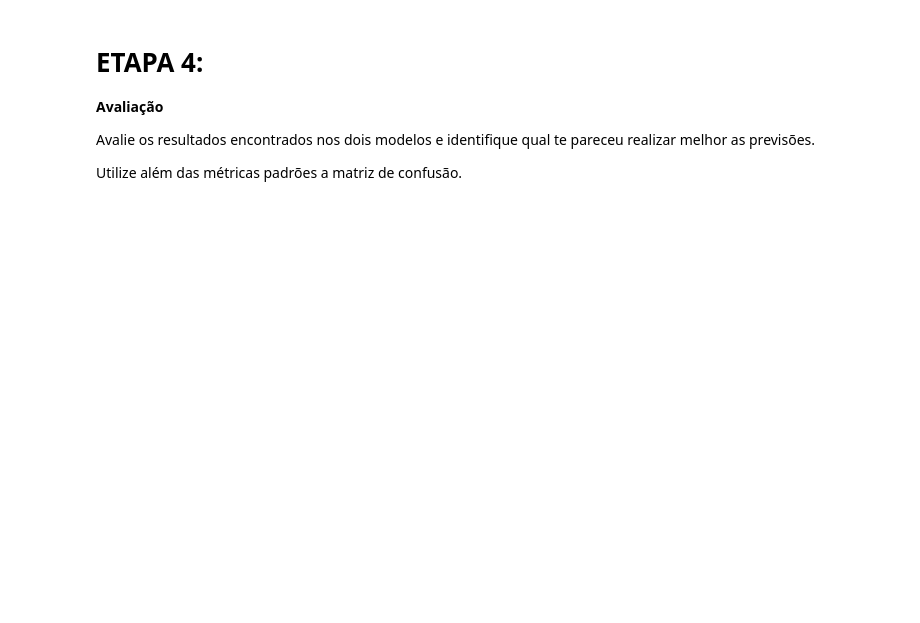
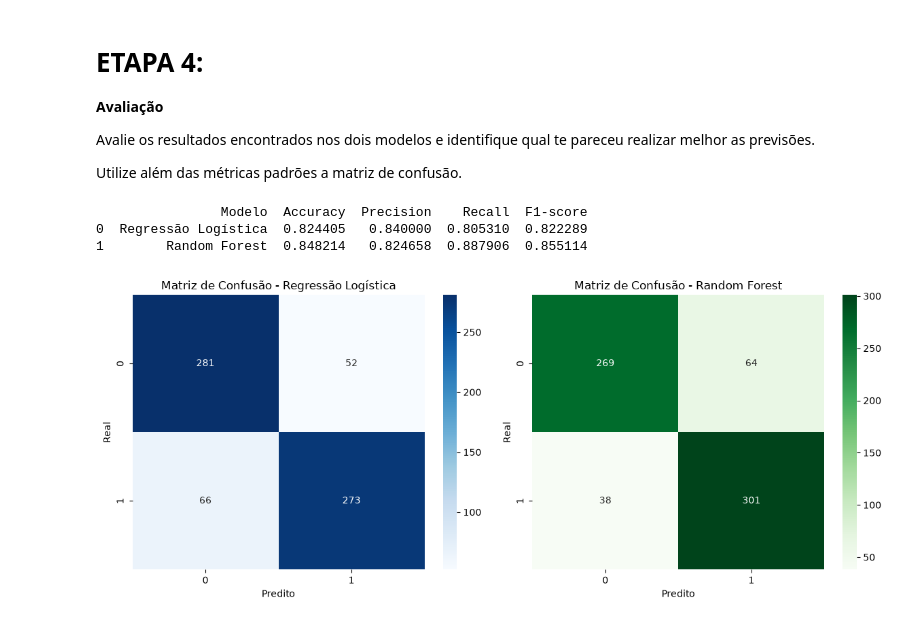
Before and after one commit to Leocarneiroo/data-science-projects, a Jupyter notebook: PCA-analise-de-modelos/Profissao Cientista de Dados M37 Projeto.ipynb, the cells around one changed output. Cells and saved outputs as stored; diff of their text form; code cells hidden in the pictures; blank space fills up the shorter version.

```diff
--- a/PCA-analise-de-modelos/Profissao Cientista de Dados M37 Projeto.ipynb
+++ b/PCA-analise-de-modelos/Profissao Cientista de Dados M37 Projeto.ipynb
@@ -611,0 +757,51 @@ Utilize além das métricas padrões a matriz de confusão.
+# %%
+# previsoes
+y_pred_lr = modelo_lr.predict(x_test_pca)
+y_pred_rf = modelo_rf.predict(x_test_pca)
+
+# tabela de metricas
+resultados = pd.DataFrame({
+    'Modelo': ['Regressão Logística', 'Random Forest'],
+    'Accuracy': [
+        accuracy_score(y_test, y_pred_lr),
+        accuracy_score(y_test, y_pred_rf)
+    ],
+    'Precision': [
+        precision_score(y_test, y_pred_lr),
+        precision_score(y_test, y_pred_rf)
+    ],
+    'Recall': [
+        recall_score(y_test, y_pred_lr),
+        recall_score(y_test, y_pred_rf)
+    ],
+    'F1-score': [
+        f1_score(y_test, y_pred_lr),
+        f1_score(y_test, y_pred_rf)
+    ]
+})
+
+print(resultados)
+# %% [output]
+                Modelo  Accuracy  Precision    Recall  F1-score
+0  Regressão Logística  0.824405   0.840000  0.805310  0.822289
+1        Random Forest  0.848214   0.824658  0.887906  0.855114
+# %%
+cm_lr = confusion_matrix(y_test, y_pred_lr)
+cm_rf = confusion_matrix(y_test, y_pred_rf)
+
+fig, axes = plt.subplots(1,2, figsize=(12, 5))
+
+sns.heatmap(cm_lr, annot=True, fmt='d', cmap='Blues', ax=axes[0])
+axes[0].set_title('Matriz de Confusão - Regressão Logística')
+axes[0].set_xlabel('Predito')
+axes[0].set_ylabel('Real')
+
+sns.heatmap(cm_rf, annot=True, fmt='d', cmap='Greens', ax=axes[1])
+axes[1].set_title('Matriz de Confusão - Random Forest')
+axes[1].set_xlabel('Predito')
+axes[1].set_ylabel('Real')
+
+plt.tight_layout()
+plt.show()
+# %% [output]
+[figure, added]
```
Also changed, not shown: parts of 18 cells of this notebook, 2 other files.
